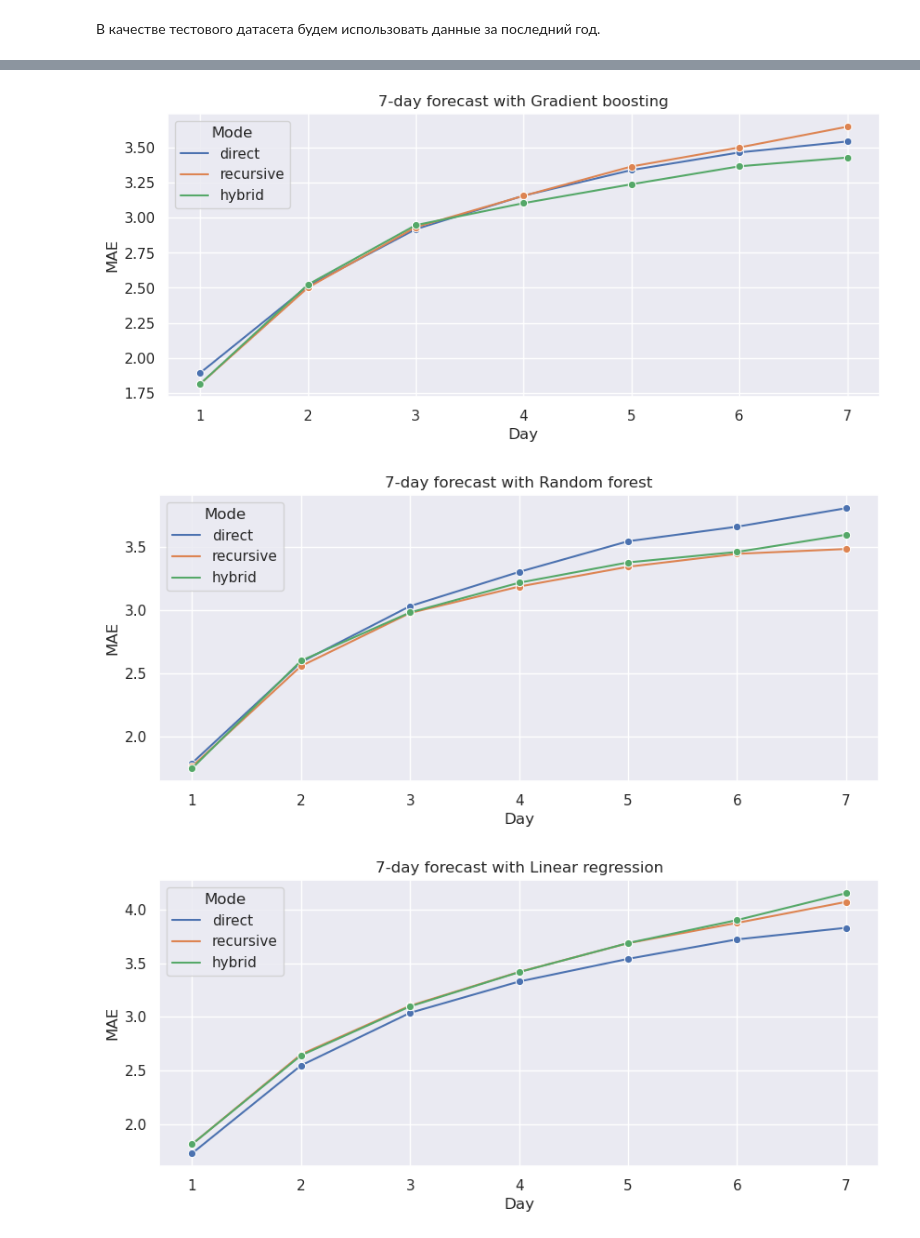
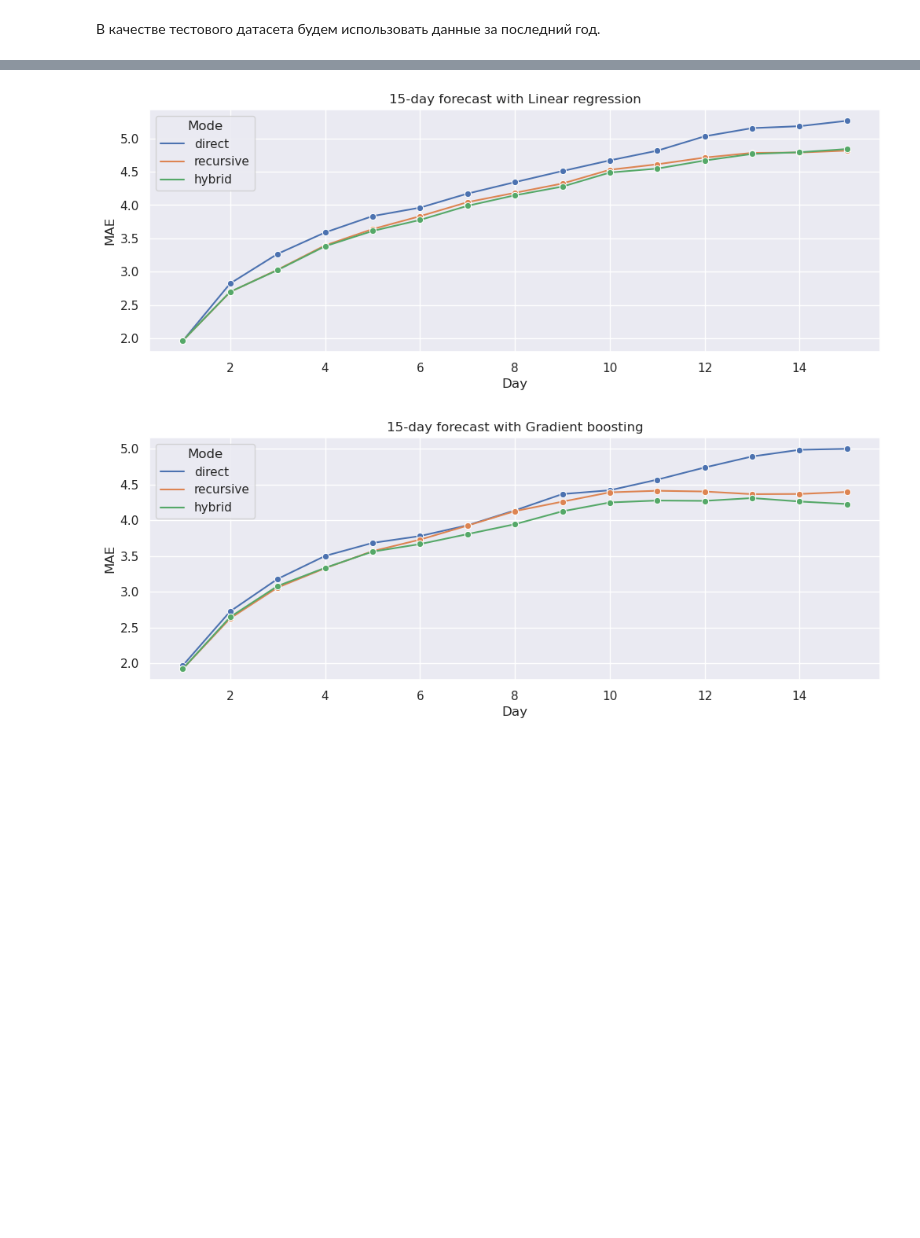
Before and after one commit to Tematikys/Weather-Predictor, a Jupyter notebook: train.ipynb, the cells around one changed output, grey strips where cells are left out. Saved outputs shown, nothing was run; the diff lists cells and outputs as text; code cells hidden in the pictures; blank space fills up the shorter version.

```diff
--- a/train.ipynb
+++ b/train.ipynb
@@ -264,23 +255,18 @@ KeyboardInterrupt:
 rows = []
 for train_mode, models in result_scores.items():
     for model, values in models.items():
-        rows.append([train_mode, model, values[0], values[6]])
+        rows.append([train_mode, model, values[0], values[14]])
 
-df = pd.DataFrame(rows, columns=['train_mode', 'model', 'value1', 'value7'])
+df = pd.DataFrame(rows, columns=["train_mode", "model", "1-day forecast", "15-day forecast"])
 
-plt.figure(figsize=(12, 6))
-sns.barplot(data=df, x='train_mode', y='value1', hue='model', dodge=True)
-plt.title('1-day forecast')
-plt.xlabel('Mode')
-plt.ylabel('MAE')
-plt.legend(title='Model', loc="lower right")
-plt.show()
+value_names = ["1-day forecast", "15-day forecast"]
 
-plt.figure(figsize=(12, 6))
-sns.barplot(data=df, x='train_mode', y='value7', hue='model', dodge=True)
-plt.title('7-day forecast')
-plt.xlabel('Mode')
-plt.ylabel('MAE')
-plt.legend(title='Model', loc="lower right")
-plt.show()
+for value_name in value_names:
+    plt.figure(figsize=(8, 6))
+    sns.barplot(data=df, x="train_mode", y=value_name, hue="model", dodge=True)
+    plt.title(value_name)
+    plt.xlabel("Mode")
+    plt.ylabel("MAE")
+    plt.legend(title="Model", loc="lower right")
+    plt.show()
 # %% [output]
@@ -289,26 +275,25 @@ plt.show()
 # %%
 for model_name in estimators:
     rows = []
     for train_mode, models in result_scores.items():
         if model_name in models:
             values = models[model_name]
             rows.append([train_mode] + list(values))
 
-    columns = ['train_mode'] + [f'value_{i}' for i in range(1, 8)]
+    columns = ["train_mode"] + [f"value_{i}" for i in range(1, 16)]
     df = pd.DataFrame(rows, columns=columns)
 
-    df_melted = df.melt(id_vars='train_mode', var_name='value_index', value_name='value')
-    df_melted['value_index'] = df_melted['value_index'].str.extract('(\d+)').astype(int)
+    df_melted = df.melt(id_vars="train_mode", var_name="value_index", value_name="value")
+    df_melted["value_index"] = df_melted["value_index"].str.extract("(\d+)").astype(int)
 
-    plt.figure(figsize=(10, 4))
-    sns.lineplot(data=df_melted, x='value_index', y='value', hue='train_mode', marker='o')
-    plt.title(f'7-day forecast with {model_name}')
-    plt.xlabel('Day')
-    plt.ylabel('MAE')
-    plt.legend(title='Mode')
+    plt.figure(figsize=(12, 4))
+    sns.lineplot(data=df_melted, x="value_index", y="value", hue="train_mode", marker="o")
+    plt.title(f"15-day forecast with {model_name}")
+    plt.xlabel("Day")
+    plt.ylabel("MAE")
+    plt.legend(title="Mode")
     plt.show()
 # %% [output]
-[figure, old version]
+[figure, new version]
-[figure, old version]
+[figure, new version]
-[figure, removed]
 # %% [markdown]
```
Also changed, not shown: parts of 40 cells of this notebook, 1 other file.
